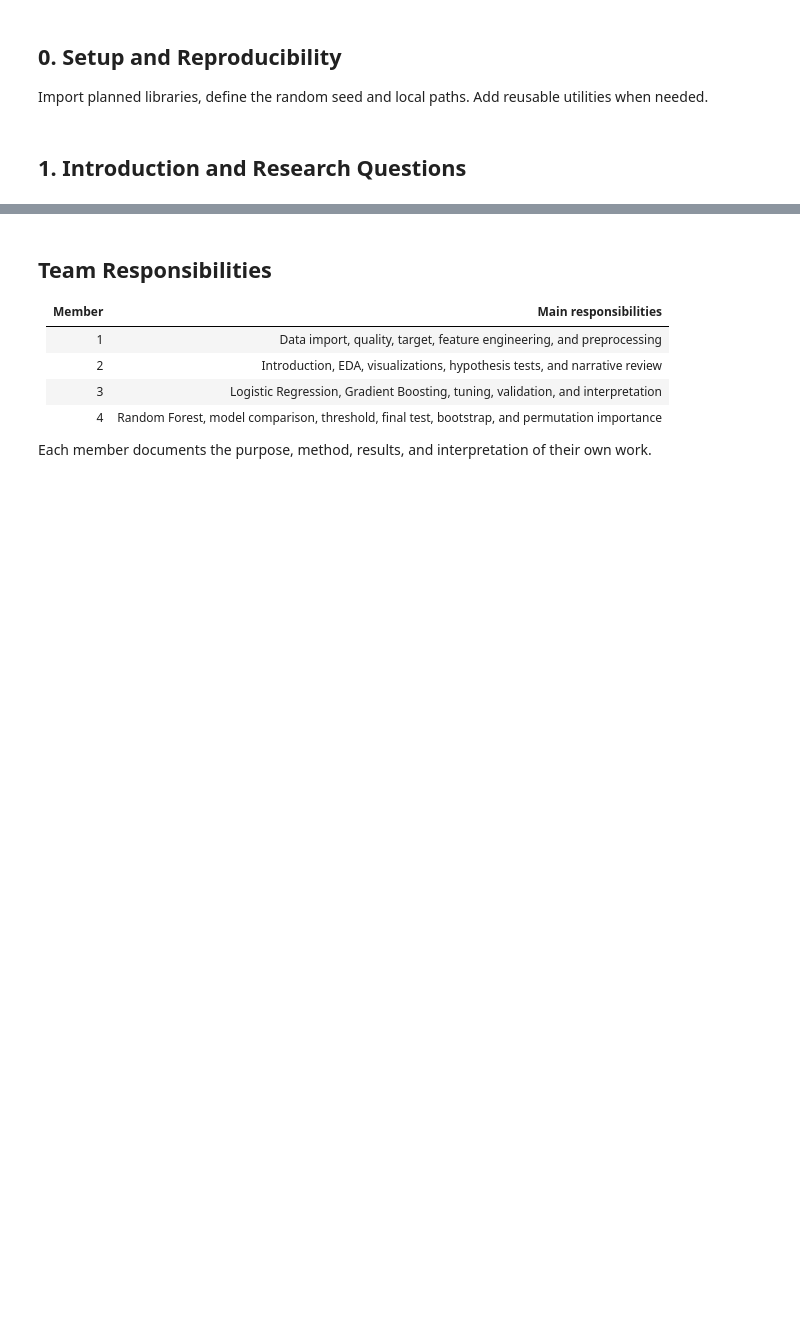
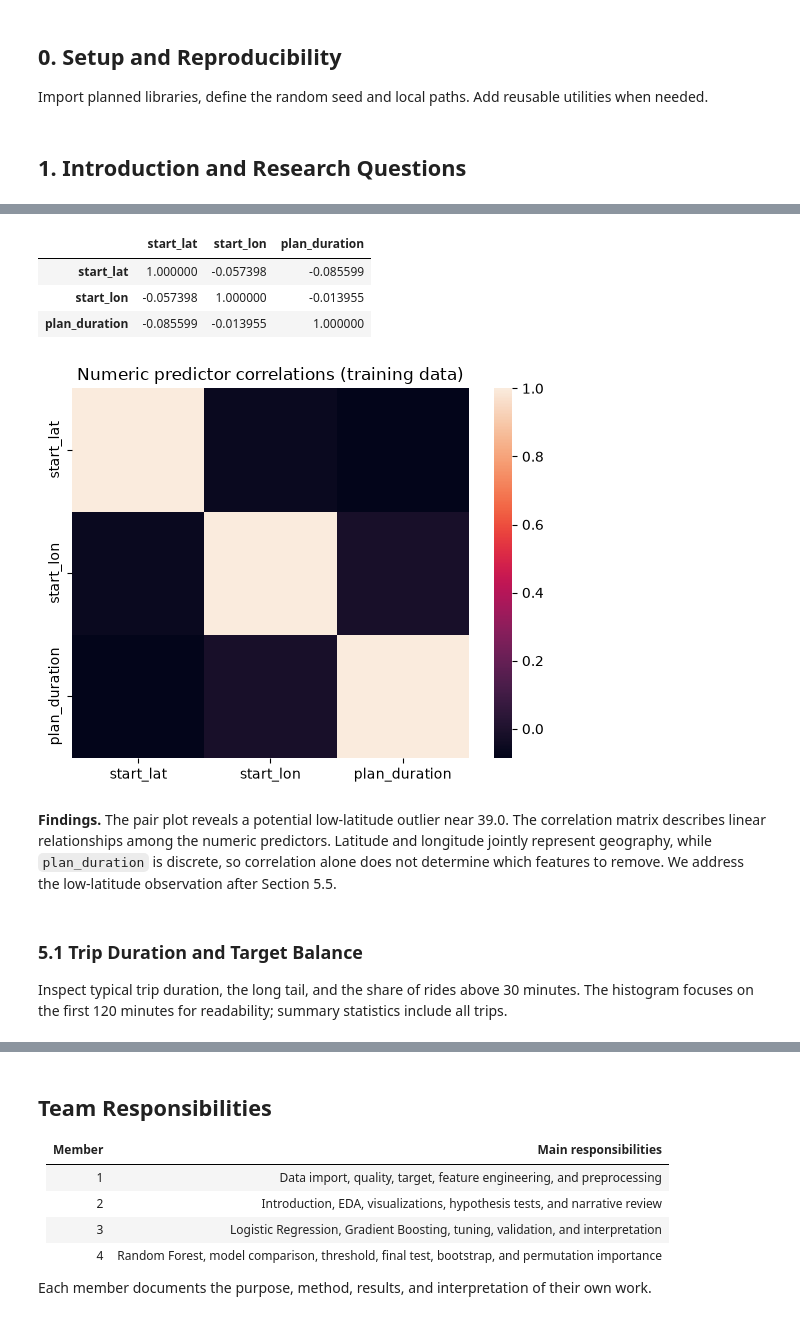
Before and after one commit to GeraintG/CIS_5450_Indigo_Data, a Jupyter notebook: indego_trips_analysis.ipynb, the cells around one changed output, grey strips where cells are left out. Drawn from its saved outputs; the diff is of its cells as text; code cells hidden in the pictures; blank space fills up the shorter version.

```diff
--- a/indego_trips_analysis.ipynb
+++ b/indego_trips_analysis.ipynb
@@ -175,0 +268,20 @@ Examine start-station counts, rates, and coordinates; require adequate station s
+# %%
+# Pearson correlation uses the full training set.
+correlations = train_data.select(numeric_predictors).to_pandas().corr()
+display(correlations)
+plt.figure()
+sns.heatmap(correlations)
+plt.title("Numeric predictor correlations (training data)")
+plt.show()
+# %% [output]
+|  | start_lat | start_lon | plan_duration |
+| start_lat | 1.000000 | -0.057398 | -0.085599 |
+| start_lon | -0.057398 | 1.000000 | -0.013955 |
+| plan_duration | -0.085599 | -0.013955 | 1.000000 |
+[figure, added]
+# %% [markdown]
+**Findings.** The pair plot reveals a potential low-latitude outlier near 39.0. The correlation matrix describes linear relationships among the numeric predictors. Latitude and longitude jointly represent geography, while `plan_duration` is discrete, so correlation alone does not determine which features to remove. We address the low-latitude observation after Section 5.5.
+# %% [markdown]
+### 5.1 Trip Duration and Target Balance
+
+Inspect typical trip duration, the long tail, and the share of rides above 30 minutes. The histogram focuses on the first 120 minutes for readability; summary statistics include all trips.
```
Also changed, not shown: parts of 126 cells of this notebook, 1 other file.
